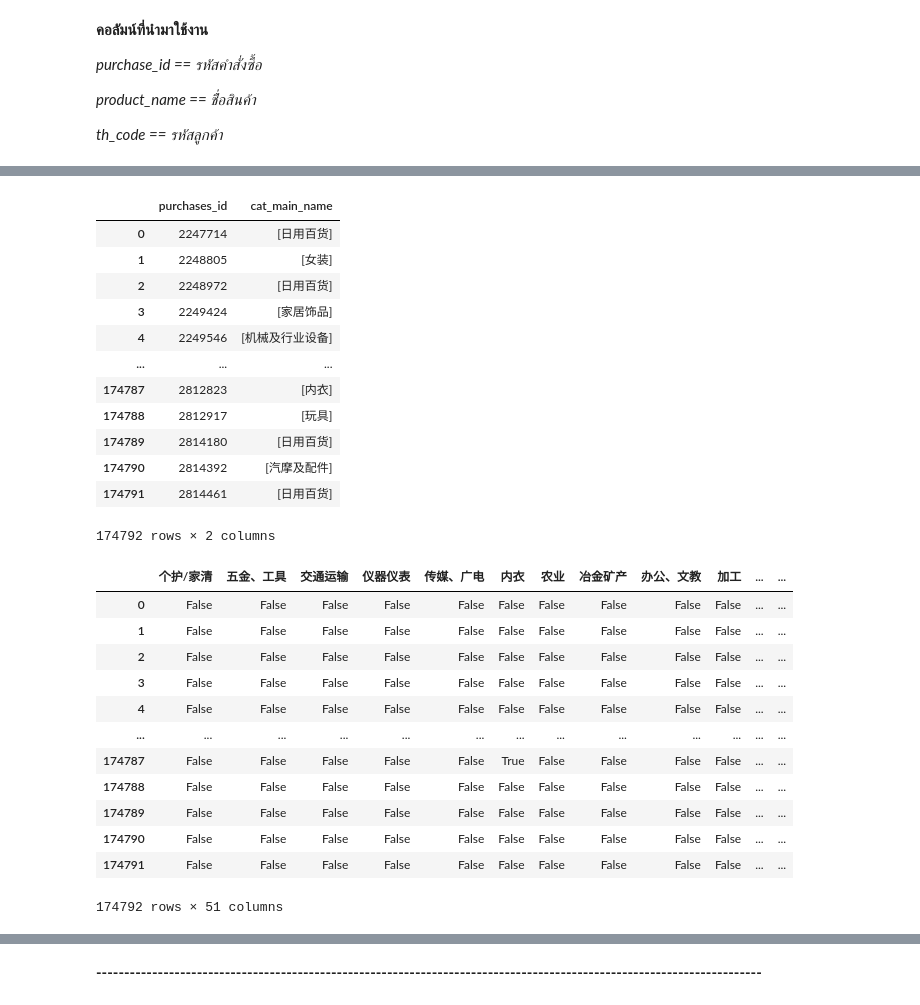
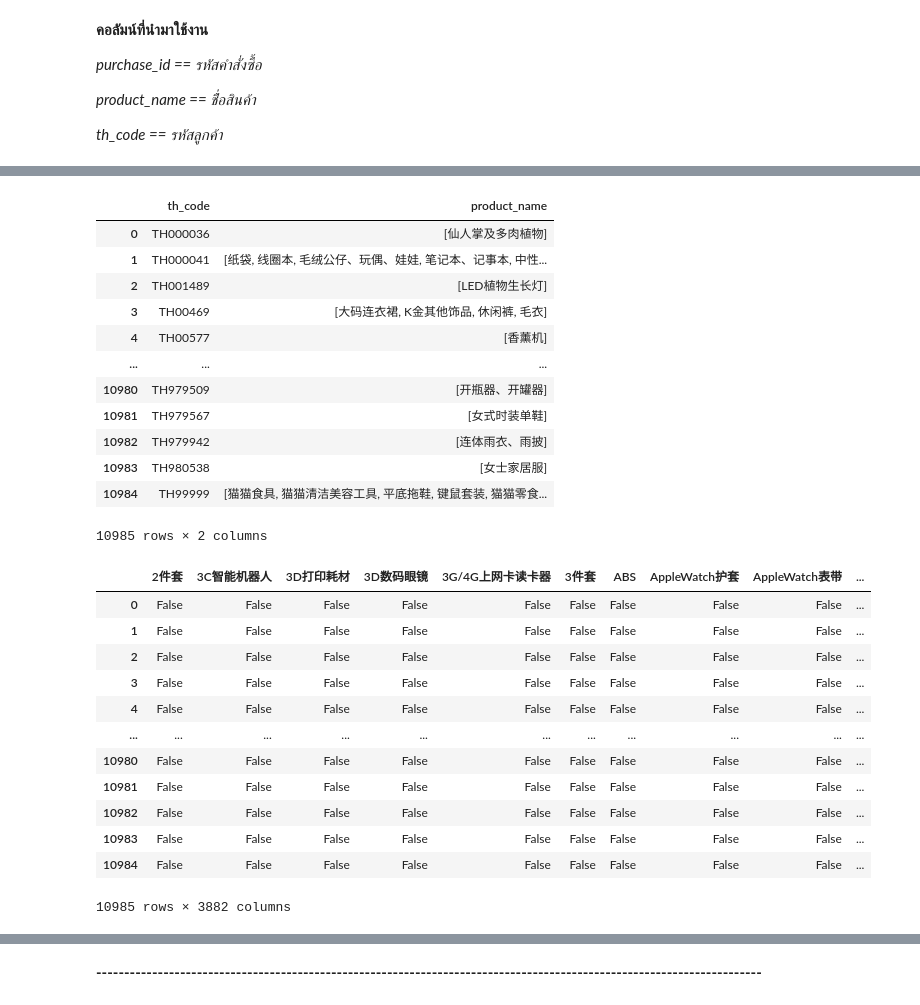
Before and after one commit to kittimaxz/Study, a Jupyter notebook: Test_Association_Rule_M01.ipynb, the cells around one changed output, grey strips where cells are left out. Cells and saved outputs as stored; diff of their text form; code cells hidden in the pictures.

```diff
--- a/Test_Association_Rule_M01.ipynb
+++ b/Test_Association_Rule_M01.ipynb
@@ -305,43 +301,43 @@ products
 # %%
-transaction = dataset.groupby('purchases_id')['cat_main_name'].apply(lambda x: list(set(x))).reset_index()
+transaction = dataset.groupby('th_code')['product_name'].apply(lambda x: list(set(x))).reset_index()
 transaction
 # %% [output]
-|  | purchases_id | cat_main_name |
-| 0 | 2247714 | [日用百货] |
-| 1 | 2248805 | [女装] |
-| 2 | 2248972 | [日用百货] |
-| 3 | 2249424 | [家居饰品] |
-| 4 | 2249546 | [机械及行业设备] |
+|  | th_code | product_name |
+| 0 | TH000036 | [仙人掌及多肉植物] |
+| 1 | TH000041 | [纸袋, 线圈本, 毛绒公仔、玩偶、娃娃, 笔记本、记事本, 中性... |
+| 2 | TH001489 | [LED植物生长灯] |
+| 3 | TH00469 | [大码连衣裙, K金其他饰品, 休闲裤, 毛衣] |
+| 4 | TH00577 | [香薰机] |
 | ... | ... | ... |
-| 174787 | 2812823 | [内衣] |
-| 174788 | 2812917 | [玩具] |
-| 174789 | 2814180 | [日用百货] |
-| 174790 | 2814392 | [汽摩及配件] |
-| 174791 | 2814461 | [日用百货] |
+| 10980 | TH979509 | [开瓶器、开罐器] |
+| 10981 | TH979567 | [女式时装单鞋] |
+| 10982 | TH979942 | [连体雨衣、雨披] |
+| 10983 | TH980538 | [女士家居服] |
+| 10984 | TH99999 | [猫猫食具, 猫猫清洁美容工具, 平底拖鞋, 键鼠套装, 猫猫零食... |
-174792 rows × 2 columns
+10985 rows × 2 columns
 # %%
 #set_list = dataset.groupby(['purchases_id', 'product_name'])['product_name'].count().unstack().reset_index().fillna(0).set_index('purchases_id')
 #set_list
 # %%
-transaction_list = transaction['cat_main_name'].tolist()
+transaction_list = transaction['product_name'].tolist()
 te = TransactionEncoder()
 te_ary = te.fit(transaction_list).transform(transaction_list)
 transaction_set = pd.DataFrame(te_ary, columns=te.columns_)
 transaction_set
 # %% [output]
-|  | 个护/家清 | 五金、工具 | 交通运输 | 仪器仪表 | 传媒、广电 | 内衣 | 农业 | 冶金矿产 | 办公、文教 | 加工 | ... | ... |
-| 0 | False | False | False | False | False | False | False | False | False | False | ... | ... |
-| 1 | False | False | False | False | False | False | False | False | False | False | ... | ... |
-| 2 | False | False | False | False | False | False | False | False | False | False | ... | ... |
-| 3 | False | False | False | False | False | False | False | False | False | False | ... | ... |
-| 4 | False | False | False | False | False | False | False | False | False | False | ... | ... |
-| ... | ... | ... | ... | ... | ... | ... | ... | ... | ... | ... | ... | ... |
-| 174787 | False | False | False | False | False | True | False | False | False | False | ... | ... |
-| 174788 | False | False | False | False | False | False | False | False | False | False | ... | ... |
-| 174789 | False | False | False | False | False | False | False | False | False | False | ... | ... |
-| 174790 | False | False | False | False | False | False | False | False | False | False | ... | ... |
-| 174791 | False | False | False | False | False | False | False | False | False | False | ... | ... |
+|  | 2件套 | 3C智能机器人 | 3D打印耗材 | 3D数码眼镜 | 3G/4G上网卡读卡器 | 3件套 | ABS | AppleWatch护套 | AppleWatch表带 | ... |
+| 0 | False | False | False | False | False | False | False | False | False | ... |
+| 1 | False | False | False | False | False | False | False | False | False | ... |
+| 2 | False | False | False | False | False | False | False | False | False | ... |
+| 3 | False | False | False | False | False | False | False | False | False | ... |
+| 4 | False | False | False | False | False | False | False | False | False | ... |
+| ... | ... | ... | ... | ... | ... | ... | ... | ... | ... | ... |
+| 10980 | False | False | False | False | False | False | False | False | False | ... |
+| 10981 | False | False | False | False | False | False | False | False | False | ... |
+| 10982 | False | False | False | False | False | False | False | False | False | ... |
+| 10983 | False | False | False | False | False | False | False | False | False | ... |
+| 10984 | False | False | False | False | False | False | False | False | False | ... |
-174792 rows × 51 columns
+10985 rows × 3882 columns
 # %%
 transaction_set.isnull().any()
 # %% [output]
```
Also changed, not shown: parts of 12 cells of this notebook.
